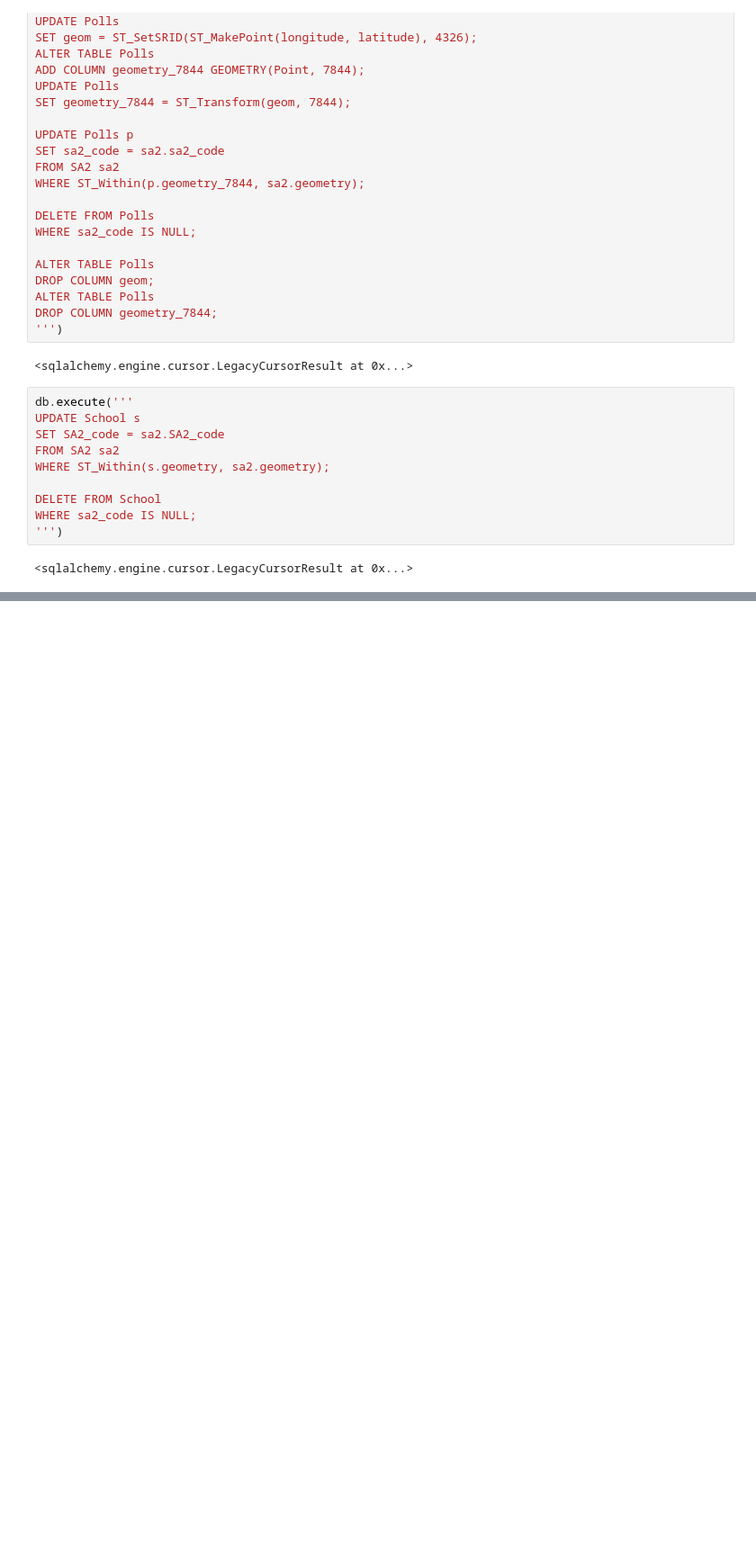
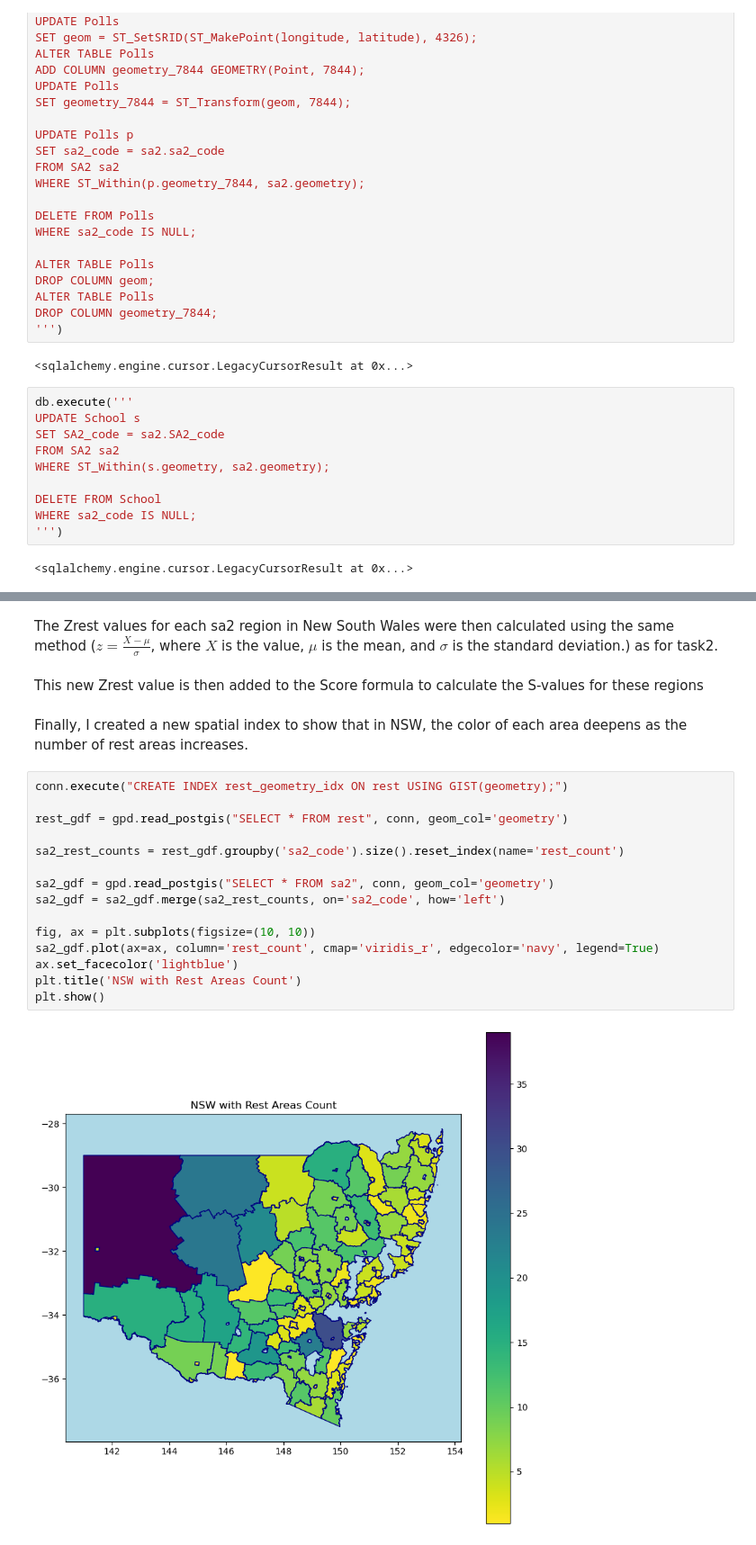
Before and after one commit to JKPegasus/DATA2001-Project, a Jupyter notebook: project/assignment.ipynb, the cells around one changed output, grey strips where cells are left out. Shown at 90% size. Saved outputs shown, nothing was run; the diff lists cells and outputs as text; blank space fills up the shorter version.

```diff
--- a/project/assignment.ipynb
+++ b/project/assignment.ipynb
@@ -346,0 +705,23 @@ WHERE sa2_code IS NULL;
+# %% [markdown]
+The Zrest values for each sa2 region in New South Wales were then calculated using the same method ($z = \frac{X - \mu}{\sigma}$, where $X$ is the value, $\mu$ is the mean, and $\sigma$ is the standard deviation.) as for task2.
+# %% [markdown]
+This new Zrest value is then added to the Score formula to calculate the S-values for these regions
+# %% [markdown]
+Finally, I created a new spatial index to show that in NSW, the color of each area deepens as the number of rest areas increases.
+# %%
+conn.execute("CREATE INDEX rest_geometry_idx ON rest USING GIST(geometry);")
+
+rest_gdf = gpd.read_postgis("SELECT * FROM rest", conn, geom_col='geometry')
+
+sa2_rest_counts = rest_gdf.groupby('sa2_code').size().reset_index(name='rest_count')
+
+sa2_gdf = gpd.read_postgis("SELECT * FROM sa2", conn, geom_col='geometry')
+sa2_gdf = sa2_gdf.merge(sa2_rest_counts, on='sa2_code', how='left')
+
+fig, ax = plt.subplots(figsize=(10, 10))
+sa2_gdf.plot(ax=ax, column='rest_count', cmap='viridis_r', edgecolor='navy', legend=True)
+ax.set_facecolor('lightblue')
+plt.title('NSW with Rest Areas Count')
+plt.show()
+# %% [output]
+[figure, added]
```
Also changed, not shown: parts of 49 cells of this notebook.
